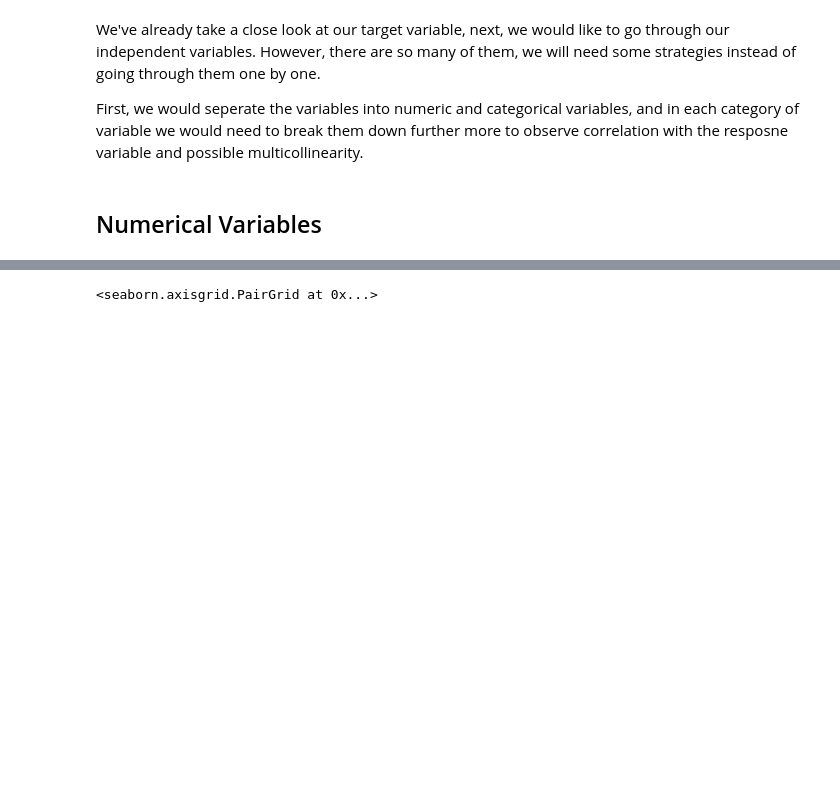
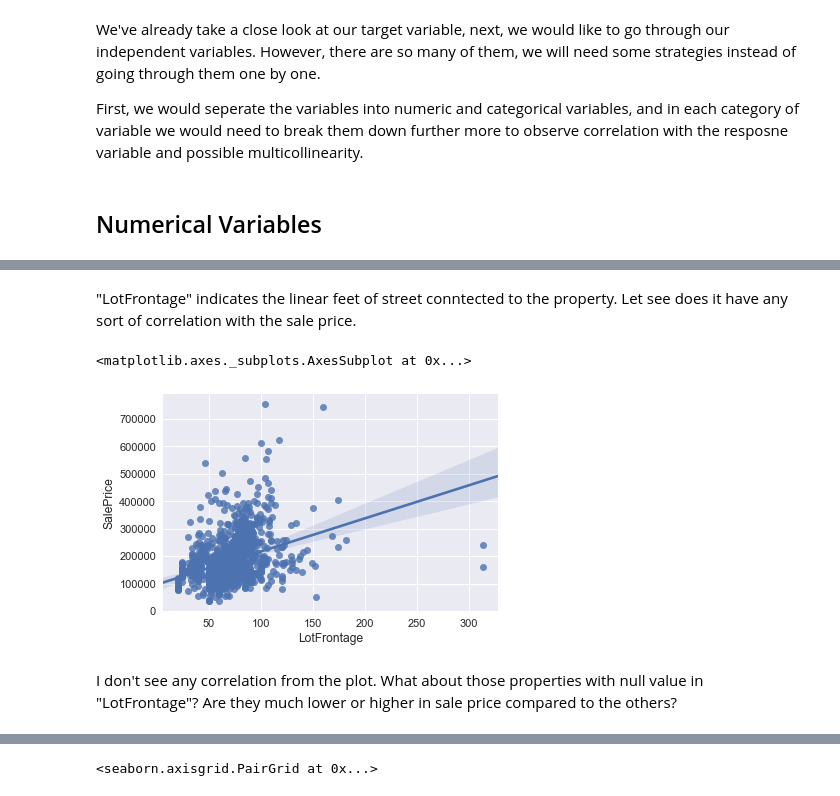
Before and after one commit to xiliang0815/Data-Science-Portfolio, a Jupyter notebook: Kaggle_Competitions/Competition-House_Prices_Regression_Techniques/EDA.ipynb, the cells around one changed output, grey strips where cells are left out. Drawn from its saved outputs; the diff is of its cells as text; code cells hidden in the pictures; blank space fills up the shorter version.

```diff
--- a/Kaggle_Competitions/Competition-House_Prices_Regression_Techniques/EDA.ipynb
+++ b/Kaggle_Competitions/Competition-House_Prices_Regression_Techniques/EDA.ipynb
@@ -117,0 +143,9 @@ memory usage: 415.3 KB
+# %% [markdown]
+"LotFrontage" indicates the linear feet of street conntected to the property. Let see does it have any sort of correlation with the sale price.
+# %%
+sns.regplot(x = 'LotFrontage', y = 'SalePrice', data = num_df)
+# %% [output]
+<matplotlib.axes._subplots.AxesSubplot at 0x...>
+[figure, added]
+# %% [markdown]
+I don't see any correlation from the plot. What about those properties with null value in "LotFrontage"? Are they much lower or higher in sale price compared to the others?
```
Also changed, not shown: parts of 35 cells of this notebook.
